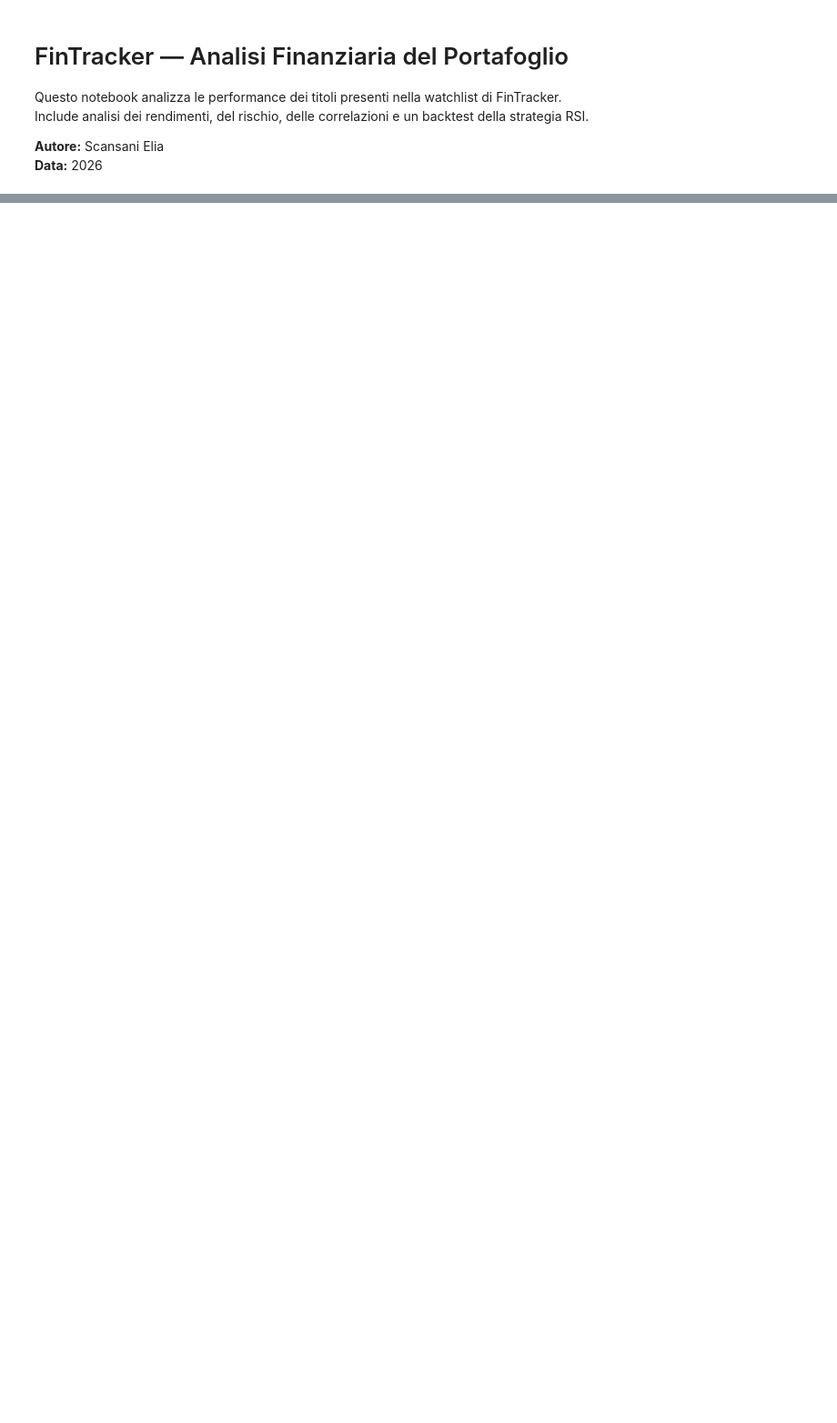
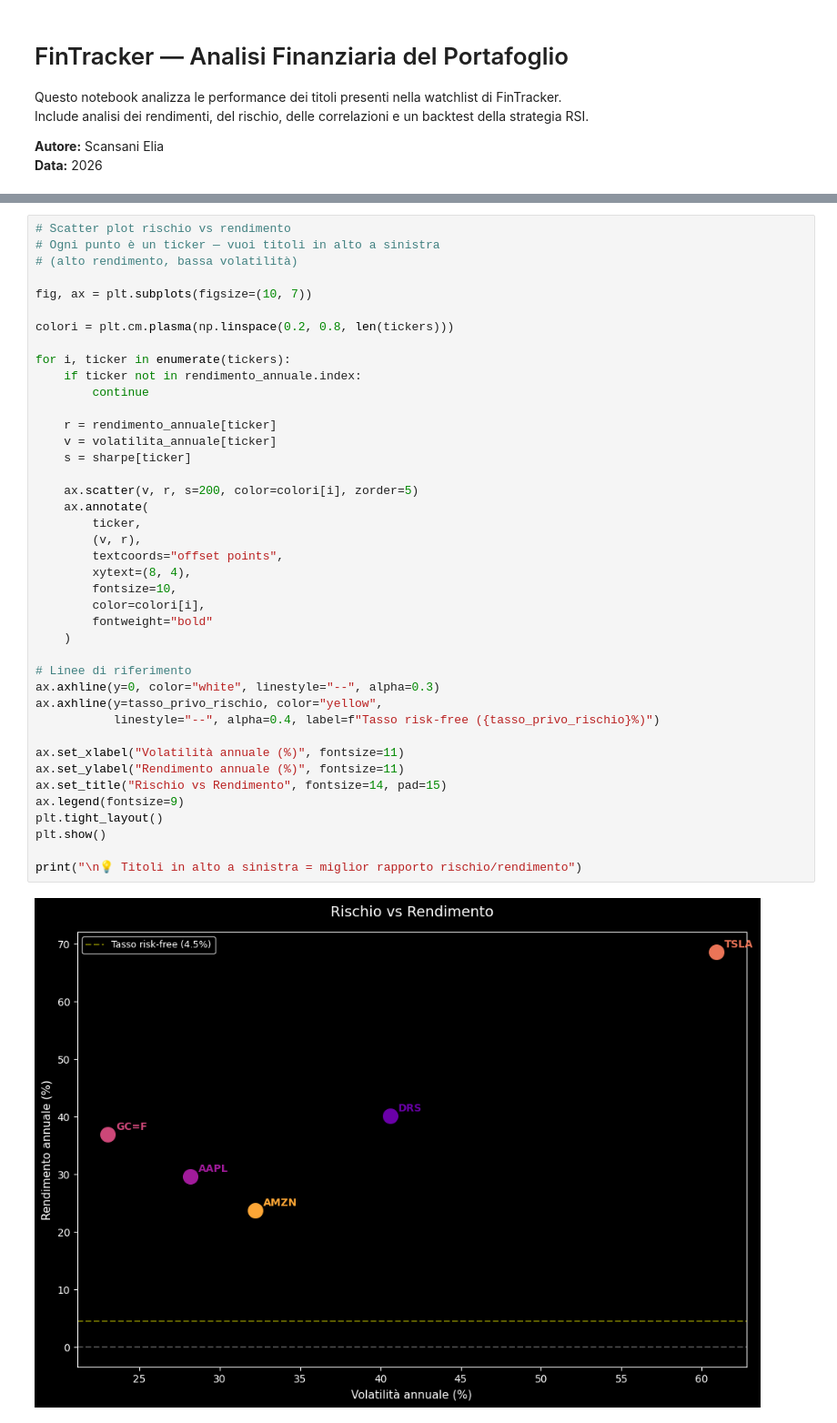
Before and after one commit to EliaScansani/FinTracker, a Jupyter notebook: notebooks/FinTracker_Analysis.ipynb, the cells around one changed output, grey strips where cells are left out. Shown at 91% size. Saved outputs shown, nothing was run; the diff lists cells and outputs as text; blank space fills up the shorter version.

```diff
--- a/notebooks/FinTracker_Analysis.ipynb
+++ b/notebooks/FinTracker_Analysis.ipynb
@@ -131,0 +363,43 @@ IndexError: index 0 is out of bounds for axis 0 with size 0
+# %%
+# Scatter plot rischio vs rendimento
+# Ogni punto è un ticker — vuoi titoli in alto a sinistra
+# (alto rendimento, bassa volatilità)
+
+fig, ax = plt.subplots(figsize=(10, 7))
+
+colori = plt.cm.plasma(np.linspace(0.2, 0.8, len(tickers)))
+
+for i, ticker in enumerate(tickers):
+    if ticker not in rendimento_annuale.index:
+        continue
+
+    r = rendimento_annuale[ticker]
+    v = volatilita_annuale[ticker]
+    s = sharpe[ticker]
+
+    ax.scatter(v, r, s=200, color=colori[i], zorder=5)
+    ax.annotate(
+        ticker,
+        (v, r),
+        textcoords="offset points",
+        xytext=(8, 4),
+        fontsize=10,
+        color=colori[i],
+        fontweight="bold"
+    )
+
+# Linee di riferimento
+ax.axhline(y=0, color="white", linestyle="--", alpha=0.3)
+ax.axhline(y=tasso_privo_rischio, color="yellow",
+           linestyle="--", alpha=0.4, label=f"Tasso risk-free ({tasso_privo_rischio}%)")
+
+ax.set_xlabel("Volatilità annuale (%)", fontsize=11)
+ax.set_ylabel("Rendimento annuale (%)", fontsize=11)
+ax.set_title("Rischio vs Rendimento", fontsize=14, pad=15)
+ax.legend(fontsize=9)
+plt.tight_layout()
+plt.show()
+
+print("\n💡 Titoli in alto a sinistra = miglior rapporto rischio/rendimento")
+# %% [output]
+[figure, added]
```
Also changed, not shown: parts of 24 cells of this notebook.
